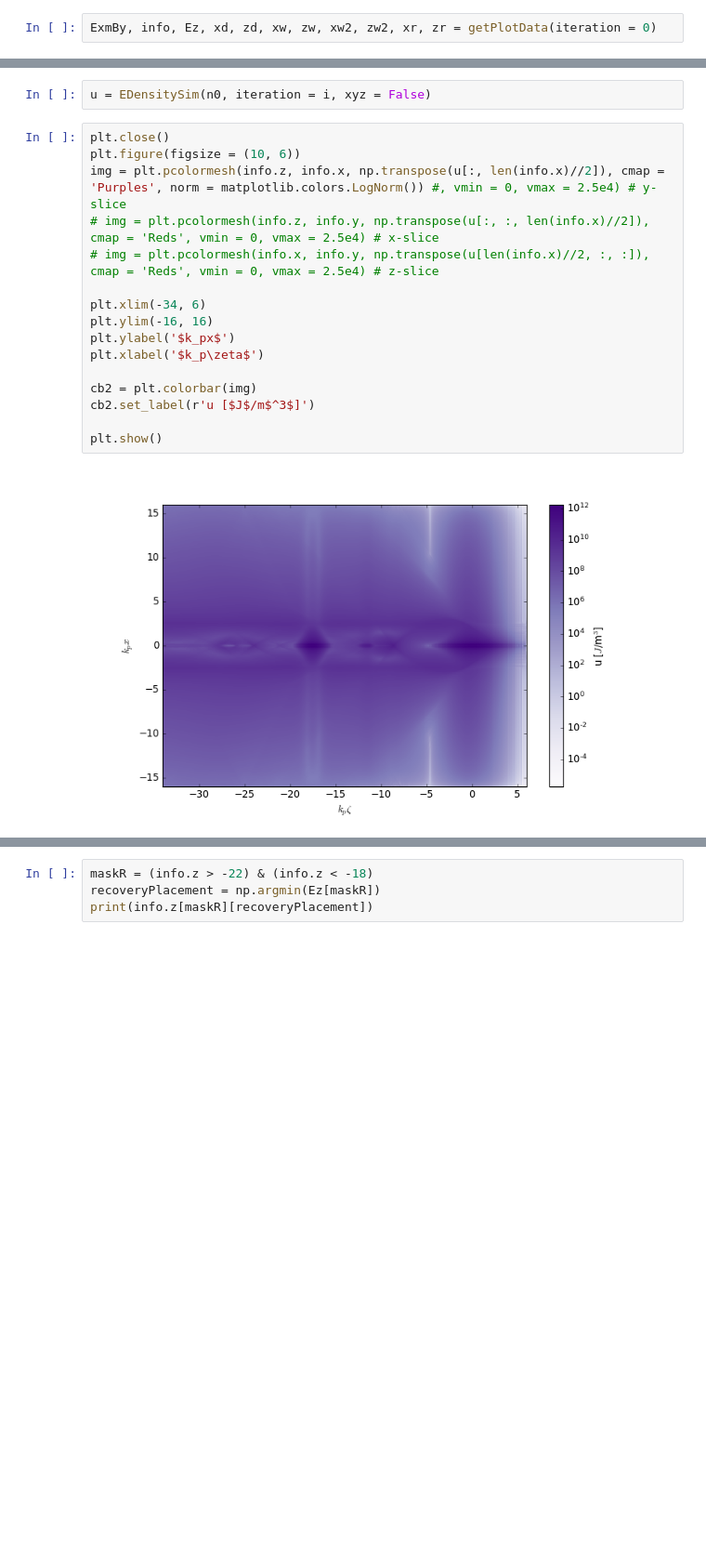
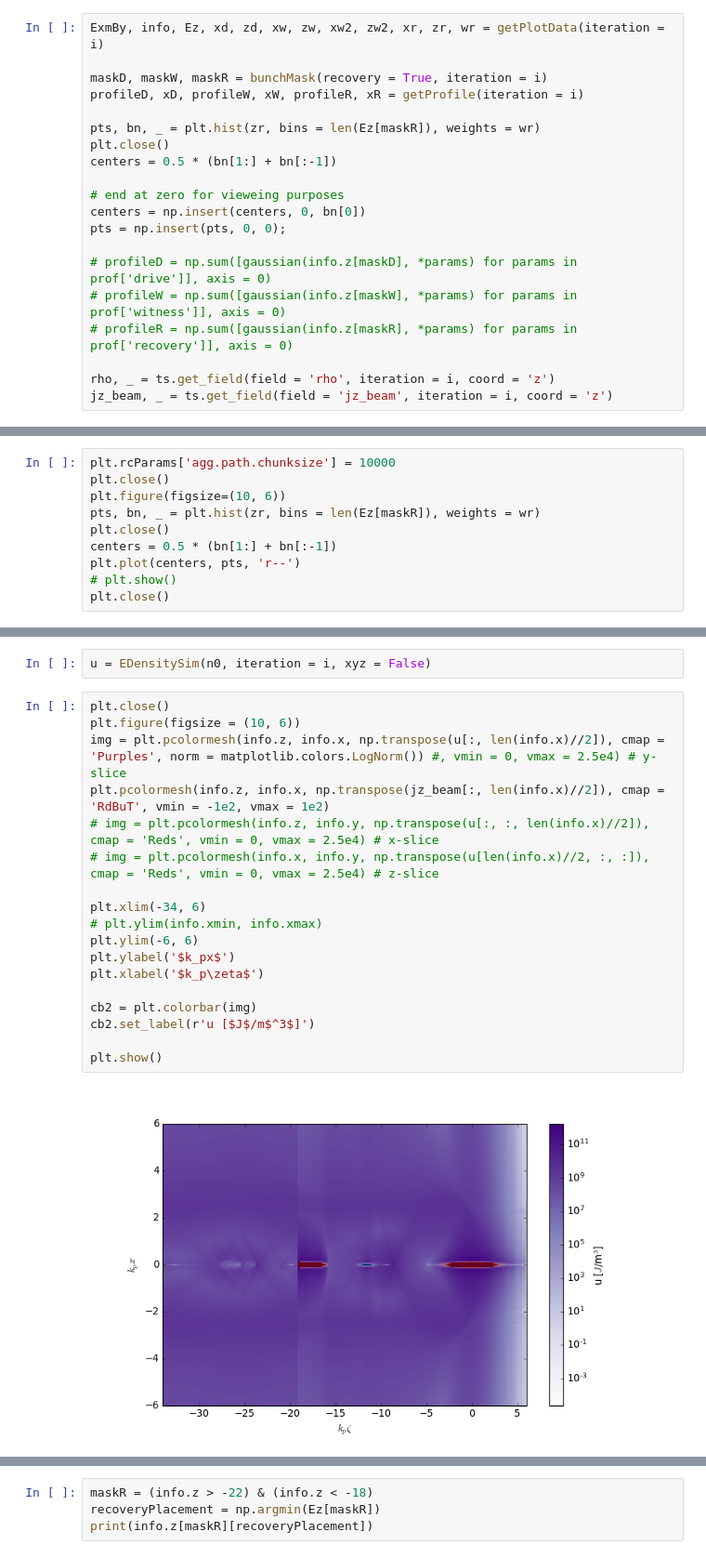
Before and after one commit to MaxVarverakis/PositronPWFA, a Jupyter notebook: brief_analysis.ipynb, the cells around one changed output, grey strips where cells are left out. Shown at 93% size. Cells and saved outputs as stored; diff of their text form; blank space fills up the shorter version.

Commit message:
Additions to beam loading

```diff
--- a/brief_analysis.ipynb
+++ b/brief_analysis.ipynb
@@ -335,3 +428,21 @@ def efficiency3D(path: str, insitu_path: str, iteration = 0, recovery = False, c
 # %%
-ExmBy, info, Ez, xd, zd, xw, zw, xw2, zw2, xr, zr = getPlotData(iteration = 0)
+ExmBy, info, Ez, xd, zd, xw, zw, xw2, zw2, xr, zr, wr = getPlotData(iteration = i)
+
+maskD, maskW, maskR = bunchMask(recovery = True, iteration = i)
+profileD, xD, profileW, xW, profileR, xR = getProfile(iteration = i)
+
+pts, bn, _ = plt.hist(zr, bins = len(Ez[maskR]), weights = wr)
+plt.close()
+centers = 0.5 * (bn[1:] + bn[:-1])
+
+# end at zero for vieweing purposes
+centers = np.insert(centers, 0, bn[0])
+pts = np.insert(pts, 0, 0);
+
+# profileD = np.sum([gaussian(info.z[maskD], *params) for params in prof['drive']], axis = 0)
+# profileW = np.sum([gaussian(info.z[maskW], *params) for params in prof['witness']], axis = 0)
+# profileR = np.sum([gaussian(info.z[maskR], *params) for params in prof['recovery']], axis = 0)
+
+rho, _ = ts.get_field(field = 'rho', iteration = i, coord = 'z')
+jz_beam, _ = ts.get_field(field = 'jz_beam', iteration = i, coord = 'z')
 # %%
@@ -387,0 +513,10 @@ plt.show()
+# %%
+plt.rcParams['agg.path.chunksize'] = 10000
+plt.close()
+plt.figure(figsize=(10, 6))
+pts, bn, _ = plt.hist(zr, bins = len(Ez[maskR]), weights = wr)
+plt.close()
+centers = 0.5 * (bn[1:] + bn[:-1])
+plt.plot(centers, pts, 'r--')
+# plt.show()
+plt.close()
@@ -392,18 +531,20 @@ u = EDensitySim(n0, iteration = i, xyz = False)
 # %%
 plt.close()
 plt.figure(figsize = (10, 6))
 img = plt.pcolormesh(info.z, info.x, np.transpose(u[:, len(info.x)//2]), cmap = 'Purples', norm = matplotlib.colors.LogNorm()) #, vmin = 0, vmax = 2.5e4) # y-slice
+plt.pcolormesh(info.z, info.x, np.transpose(jz_beam[:, len(info.x)//2]), cmap = 'RdBuT', vmin = -1e2, vmax = 1e2)
 # img = plt.pcolormesh(info.z, info.y, np.transpose(u[:, :, len(info.x)//2]), cmap = 'Reds', vmin = 0, vmax = 2.5e4) # x-slice
 # img = plt.pcolormesh(info.x, info.y, np.transpose(u[len(info.x)//2, :, :]), cmap = 'Reds', vmin = 0, vmax = 2.5e4) # z-slice
 
 plt.xlim(-34, 6)
-plt.ylim(-16, 16)
+# plt.ylim(info.xmin, info.xmax)
+plt.ylim(-6, 6)
 plt.ylabel('$k_px$')
 plt.xlabel('$k_p\zeta$')
 
 cb2 = plt.colorbar(img)
 cb2.set_label(r'u [$J$/m$^3$]')
 
 plt.show()
 # %% [output]
-[figure, old version]
+[figure, new version]
```
Also changed, not shown: parts of 10 cells of this notebook, 4 other files.
